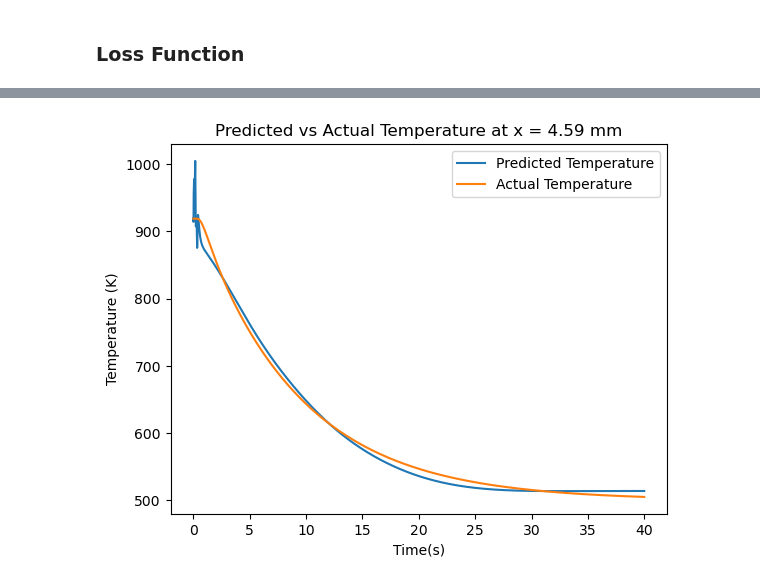
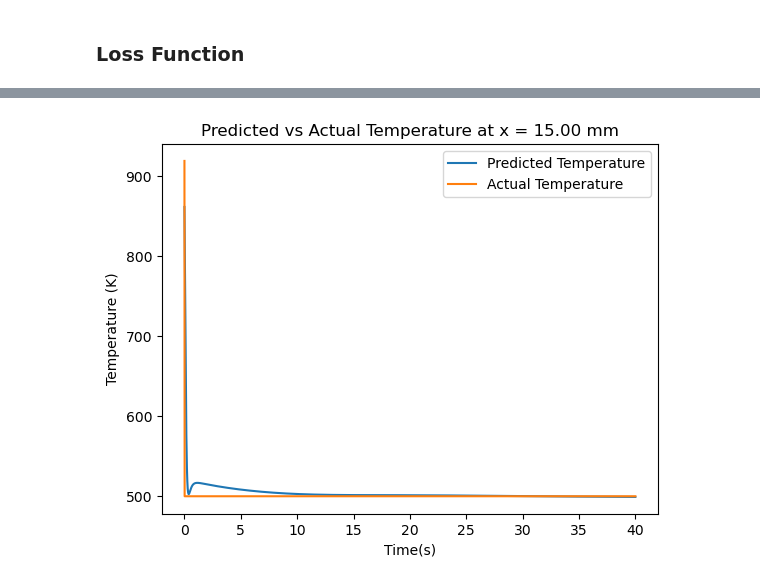
Before and after one commit to radhikrammohan/1D_HT_Pinn, a Jupyter notebook: Data-prep/PINN/Basic_training/1D_PINN.ipynb, the cells around one changed output, grey strips where cells are left out. Saved outputs shown, nothing was run; the diff lists cells and outputs as text; code cells hidden in the pictures.

```diff
--- a/Data-prep/PINN/Basic_training/1D_PINN.ipynb
+++ b/Data-prep/PINN/Basic_training/1D_PINN.ipynb
@@ -322,21 +340,21 @@ plt.show()
 # %%
 
 inp_data = torch.tensor(input_t).float().to(device) # Convert the inputs to a tensor
 temp_nn = model(inp_data[:,0].unsqueeze(1), inp_data[:,1].unsqueeze(1)).cpu().detach().numpy() # Get the predictions from the model
 dx = heat_data.dx
 # temp_nn = invscaler(temp_nn,500.0,919.0) # Inverse transform the predictions
 temp_nn = temp_nn * 919.0
 temp_nn = temp_nn.reshape(num_steps, numpoints) # Reshape the predictions to a 2D array
 time_ss= np.linspace(0, 40.0, num_steps )
-idx = 16
+idx = 50
 plt.figure
 plt.plot(time_ss, temp_nn[:,idx-1], label='Predicted Temperature')
 plt.plot(time_ss, tempfield[:,idx-1], label='Actual Temperature')
 plt.xlabel('Time(s)')
 plt.ylabel('Temperature (K)')
 plt.yscale('linear')
 plt.title(f'Predicted vs Actual Temperature at x = {(idx-1)*dx*1000:.2f} mm')
 plt.legend()
 plt.show()
 # %% [output]
-[figure, old version]
+[figure, new version]
```
Also changed, not shown: parts of 5 cells of this notebook.
